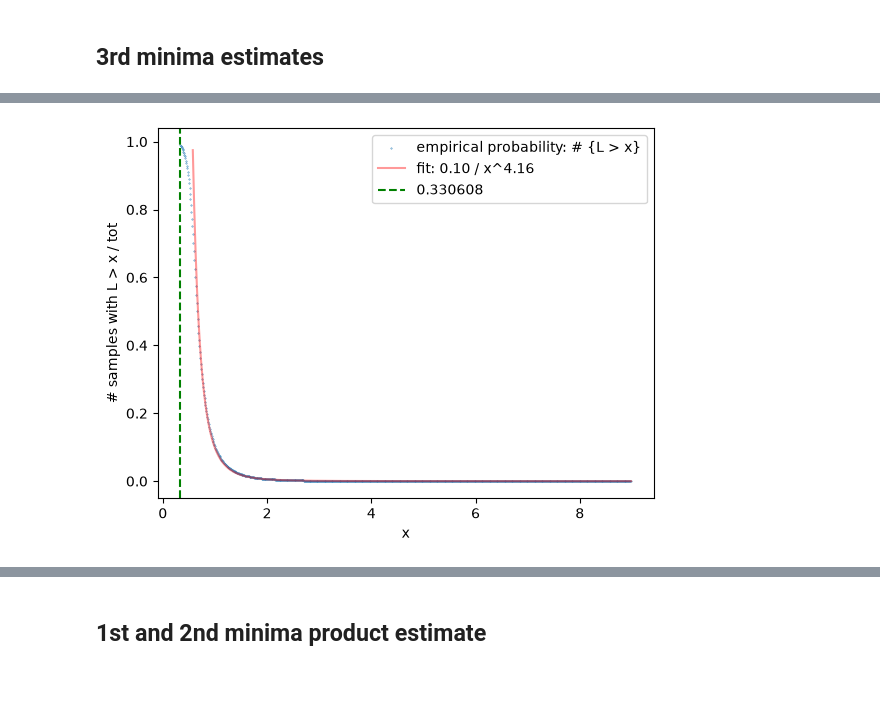
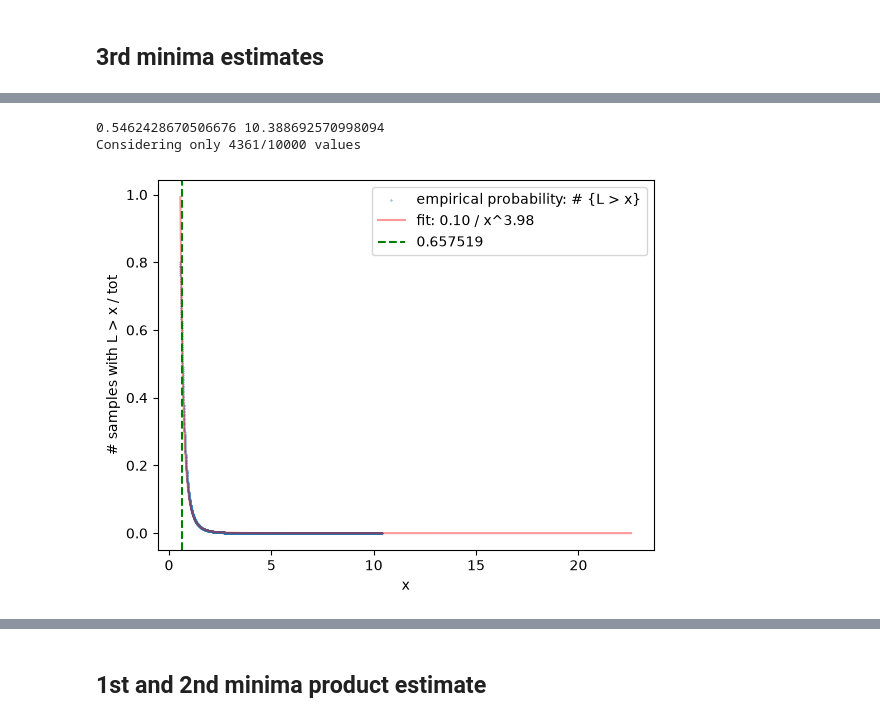
Before and after one commit to giacomoborin/odd-degree, a Jupyter notebook: analyze-birandom.ipynb, the cells around one changed output, grey strips where cells are left out. Cells and saved outputs as stored; diff of their text form; code cells hidden in the pictures; blank space fills up the shorter version.

```diff
--- a/analyze-birandom.ipynb
+++ b/analyze-birandom.ipynb
@@ -197,0 +197,13 @@ mask = (x_vals > 0) & (counts < 0) & (x_vals <= threshold)
+# %%
+
+# x values from 0 to max(d)
+lin_span = 10000
+x_vals = np.linspace(0, d.max(), lin_span)
+
+# y = number of samples bigger than x
+counts = np.array([(d > x).sum() for x in x_vals]) / n
+
+# optional: fit only the tail, e.g. fit_quantile=0.7
+threshold = np.quantile(d, 1 - 0.5)
+
+mask = (x_vals > 0) & (counts > 0) & (x_vals >= threshold) #& (x_vals < 20)
@@ -198,44 +228,42 @@ mask = (x_vals > 0) & (counts < 0) & (x_vals <= threshold)
 # %%
-# x values from 0 to max(d)
-x_vals = np.linspace(0, d.max(), 1000)
+# optional: fit only the tail, e.g. fit_quantile=0.7
 
-# y = number of samples bigger than x
-counts = np.array([(d > x).sum() for x in x_vals]) / n
+threshold_low = np.quantile(d, 0.2)
+threshold_up = np.quantile(d, 1 - 0.00001)
+print(threshold_low, threshold_up)
+mask = (x_vals > 0) & (counts > 0) & (x_vals >= threshold_low) & (x_vals <= threshold_up)
 
-# optional: fit only the tail, e.g. fit_quantile=0.7
-threshold = np.quantile(d, 1 - 0.99)
-
-mask = (x_vals > 0) & (counts > 0) & (x_vals >= threshold)
-
-
+print(f'Considering only {sum(mask)}/{len(mask)} values')
 log_x = np.log(x_vals[mask])
 log_y = np.log(counts[mask])
 
 slope, intercept = np.polyfit(log_x, log_y, 1)
 
 a_hat = -slope
 C_hat = np.exp(intercept)
 
 fit_y = np.zeros_like(x_vals, dtype=float)
 
 mask_pos = x_vals > 0
 fit_y[mask_pos] = C_hat * x_vals[mask_pos] ** (-a_hat)
 
 mask_plot = mask_pos & (fit_y < 1)
 
 plt.scatter(x_vals[mask], counts[mask],
             label="empirical probability: # {L > x}",
             s=0.1)
 
 plt.plot(x_vals[mask_plot], fit_y[mask_plot],
          label=f"fit: {C_hat:.2f} / x^{a_hat:.2f}",
          color="red", alpha = 0.4)
 
 plt.xlabel("x")
 plt.ylabel("# samples with L > x / tot")
 plt.axvline(x = threshold, color = 'green', linestyle="--", label=f'{threshold:f}')
 
 plt.legend()
 plt.show()
 # %% [output]
+0.5462428670506676 10.388692570998094
+Considering only 4361/10000 values
-[figure, old version]
+[figure, new version]
```
Also changed, not shown: parts of 31 cells of this notebook.
